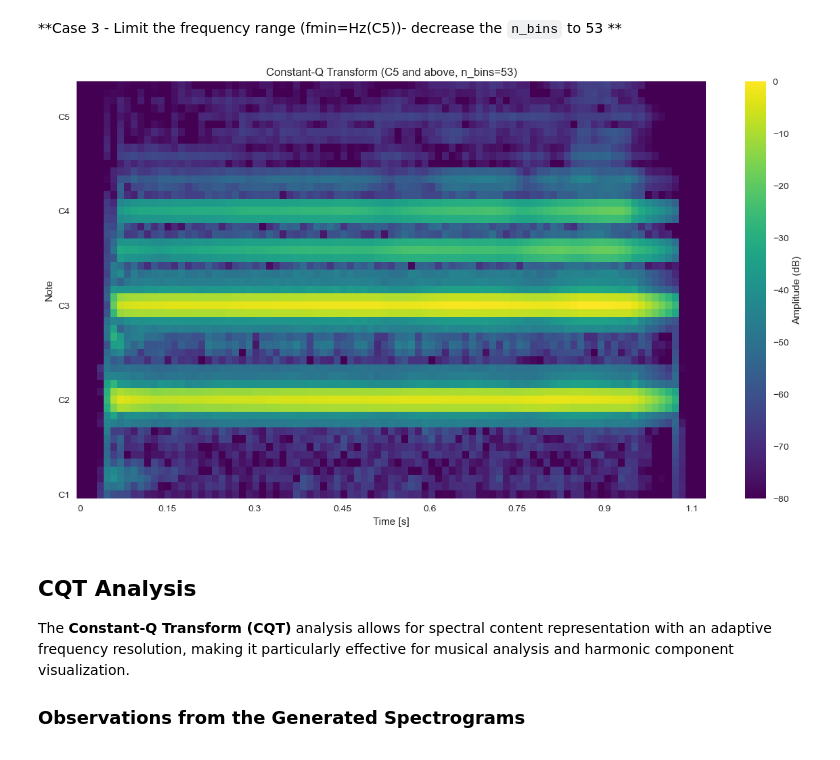
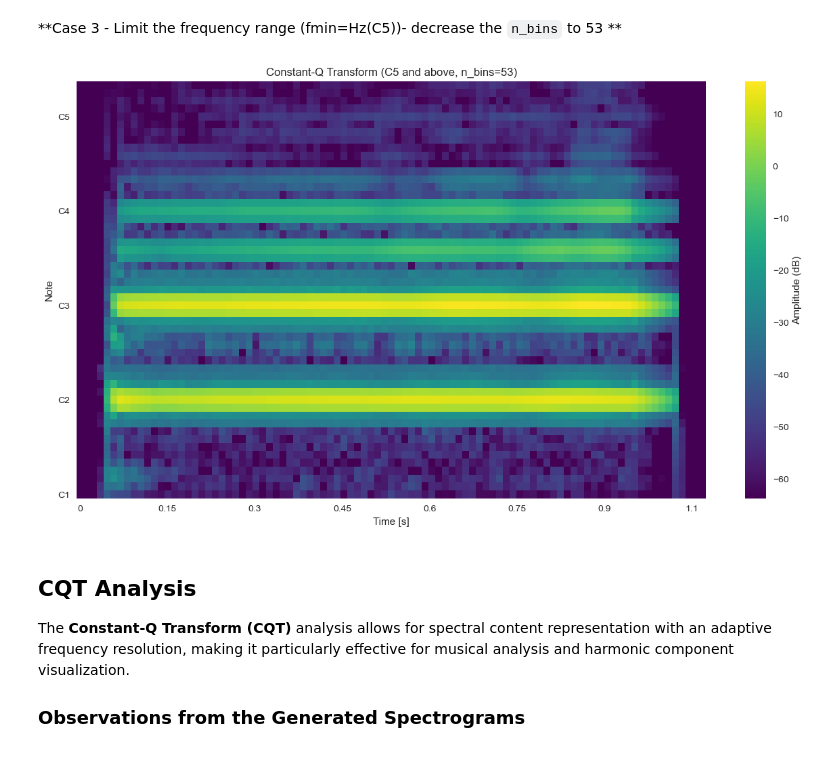
Before and after one commit to Carmenfranci/Selected, a Jupyter notebook: Lab_1_students.ipynb, the cells around one changed output. Cells and saved outputs as stored; diff of their text form; code cells hidden in the pictures.

```diff
--- a/Lab_1_students.ipynb
+++ b/Lab_1_students.ipynb
@@ -962,25 +961,25 @@ plt.show()
 # %%
 
 # CQT parameters for limited frequency range
 fmin = librosa.note_to_hz('C5')  # Set minimum frequency to C5
 n_bins = 53  # Decrease the total number of frequency bins
 bins_per_octave = 12  # Standard resolution (1 bin per semitone)
 
 # Compute Constant-Q Transform
 C = librosa.cqt(x, sr=sr, hop_length=512, fmin=fmin, n_bins=n_bins, bins_per_octave=bins_per_octave)
 
 # Convert to dB for visualization
-logC = librosa.amplitude_to_db(np.abs(C), ref=np.max)
+logC = librosa.amplitude_to_db(C) #########?????????
 
 # Display the CQT spectrogram
 plt.figure(figsize=(15, 8))
 librosa.display.specshow(logC, sr=sr, x_axis='time', y_axis='cqt_note', cmap='viridis')
 plt.xlabel('Time [s]')
 plt.title('Constant-Q Transform (C5 and above, n_bins=53)')
 plt.colorbar(label='Amplitude (dB)')
 plt.show()
 # %% [output]
-[figure, old version]
+[figure, new version]
 # %% [markdown]
 ## **CQT Analysis**
 The **Constant-Q Transform (CQT)** analysis allows for spectral content representation with an adaptive frequency resolution, making it particularly effective for musical analysis and harmonic component visualization.
```
Also changed, not shown: parts of 5 cells of this notebook.
